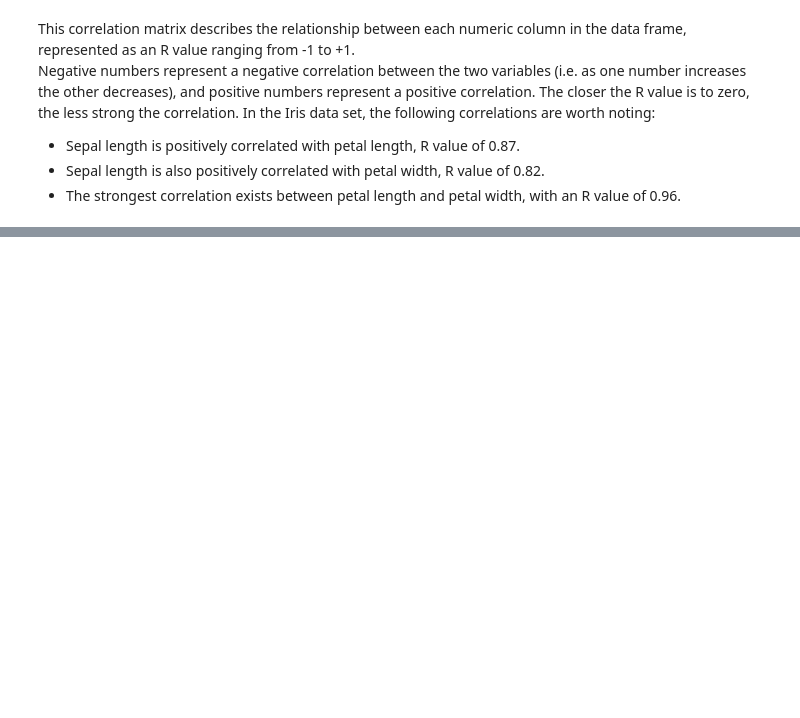
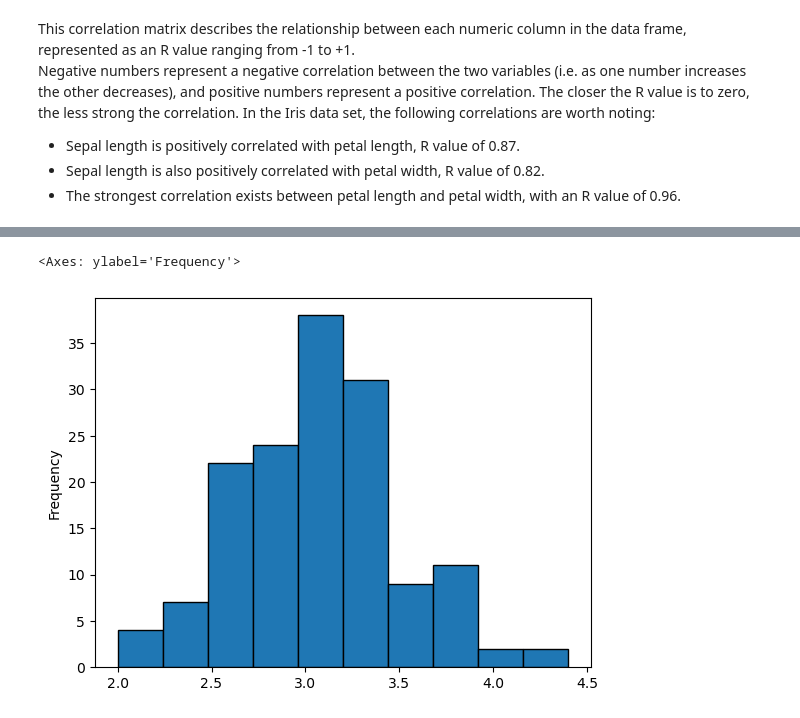
Before and after one commit to a-o-connor/pands-project, a Jupyter notebook: iris_analysis.ipynb, the cells around one changed output, grey strips where cells are left out. Saved outputs shown, nothing was run; the diff lists cells and outputs as text; code cells hidden in the pictures; blank space fills up the shorter version.

```diff
--- a/iris_analysis.ipynb
+++ b/iris_analysis.ipynb
@@ -107,0 +129,5 @@ Negative numbers represent a negative correlation between the two variables (i.e
+# %%
+df_numeric["sepal_width"].plot(kind="hist", edgecolor = "black", xlabel= "Sepal Width (mm)")
+# %% [output]
+<Axes: ylabel='Frequency'>
+[figure, added]
```
Also changed, not shown: parts of 6 cells of this notebook.
